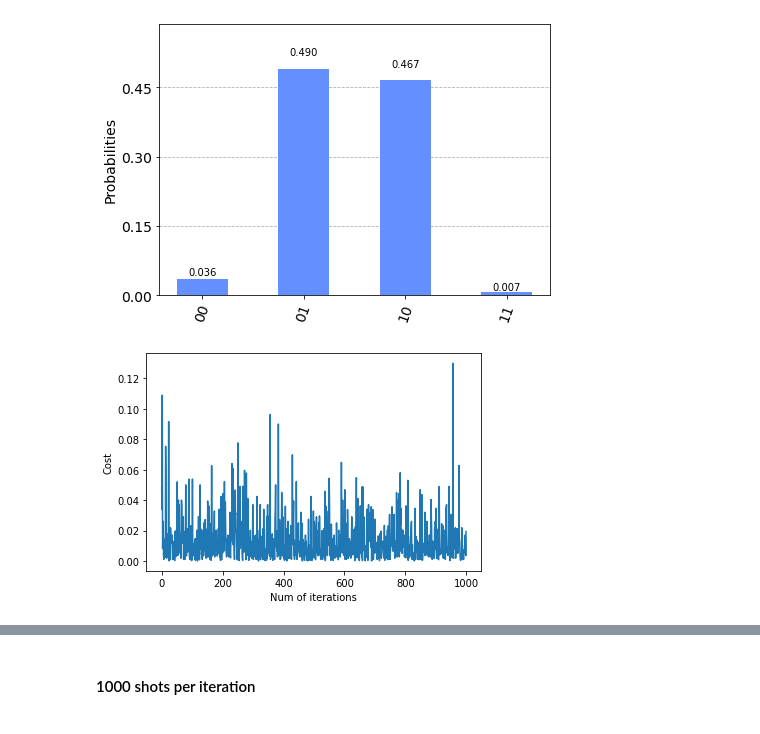
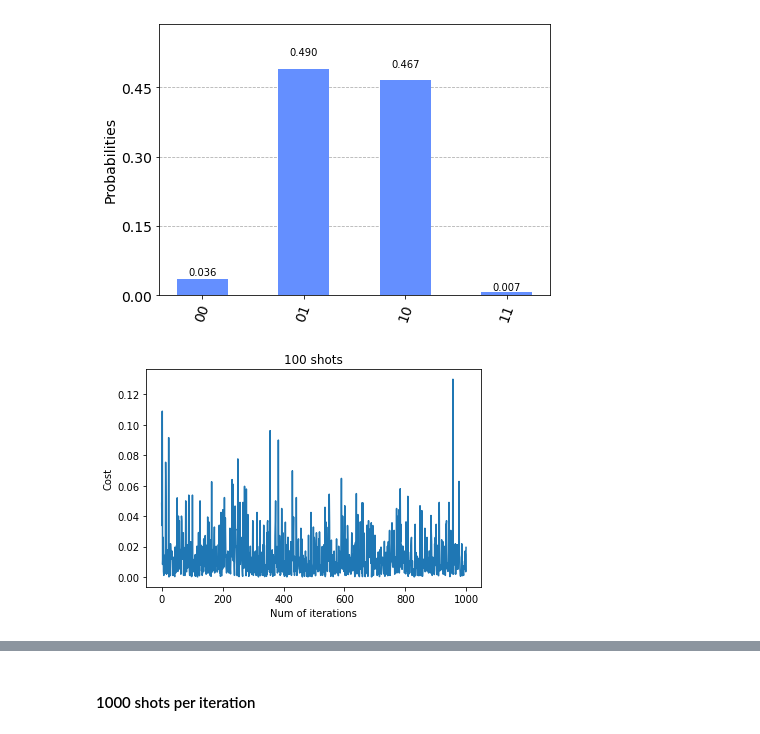
Before and after one commit to harshitgarg22/qosf-screening, a Jupyter notebook: task_2/task_2.ipynb, the cells around one changed output, grey strips where cells are left out. Cells and saved outputs as stored; diff of their text form; code cells hidden in the pictures.

```diff
--- a/task_2/task_2.ipynb
+++ b/task_2/task_2.ipynb
@@ -361,7 +398,8 @@ plot_histogram(result.get_counts())
 # %%
 plt.plot([x+y for x,y in zip(q0_costs[100], q1_costs[100])])
 plt.ylabel("Cost")
 plt.xlabel("Num of iterations")
+plt.title("100 shots")
 plt.show()
 # %% [output]
-[figure, old version]
+[figure, new version]
```
Also changed, not shown: parts of 11 cells of this notebook.
